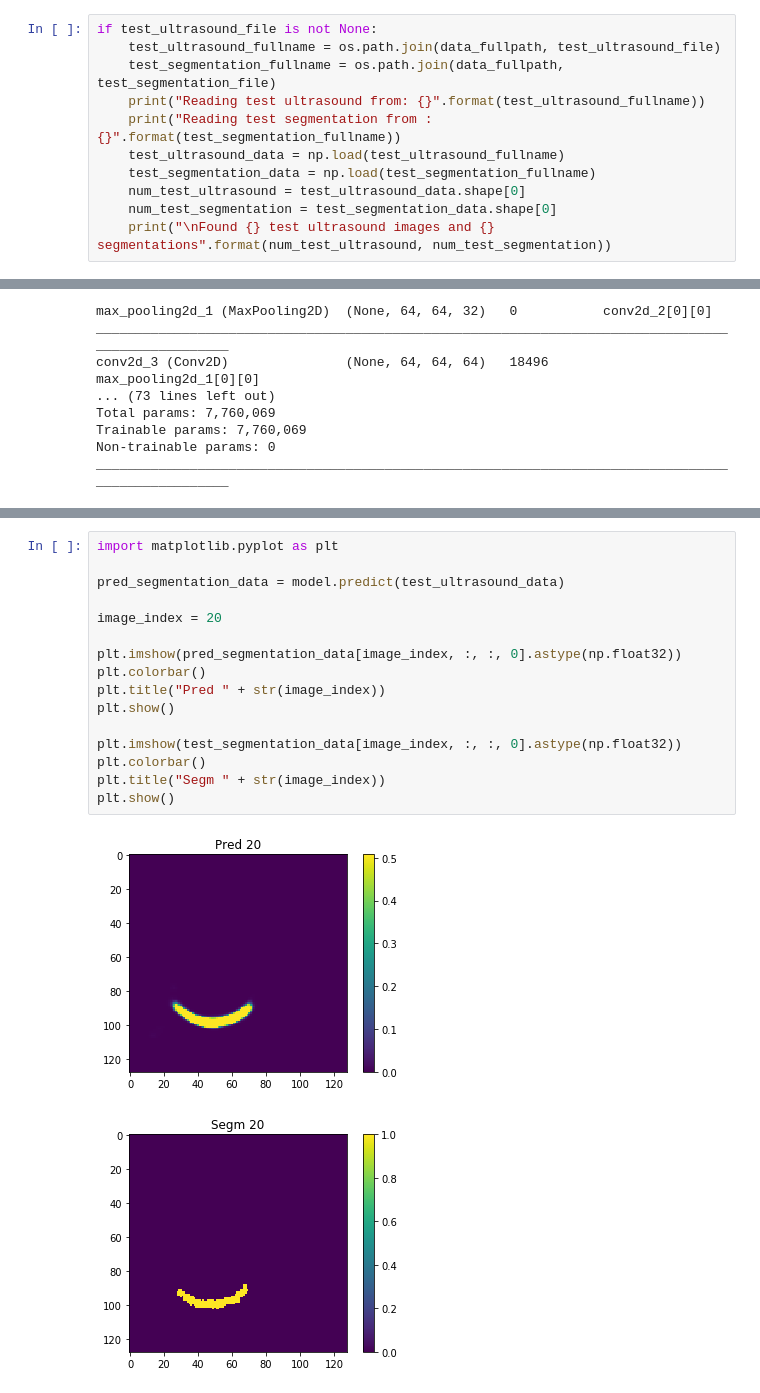
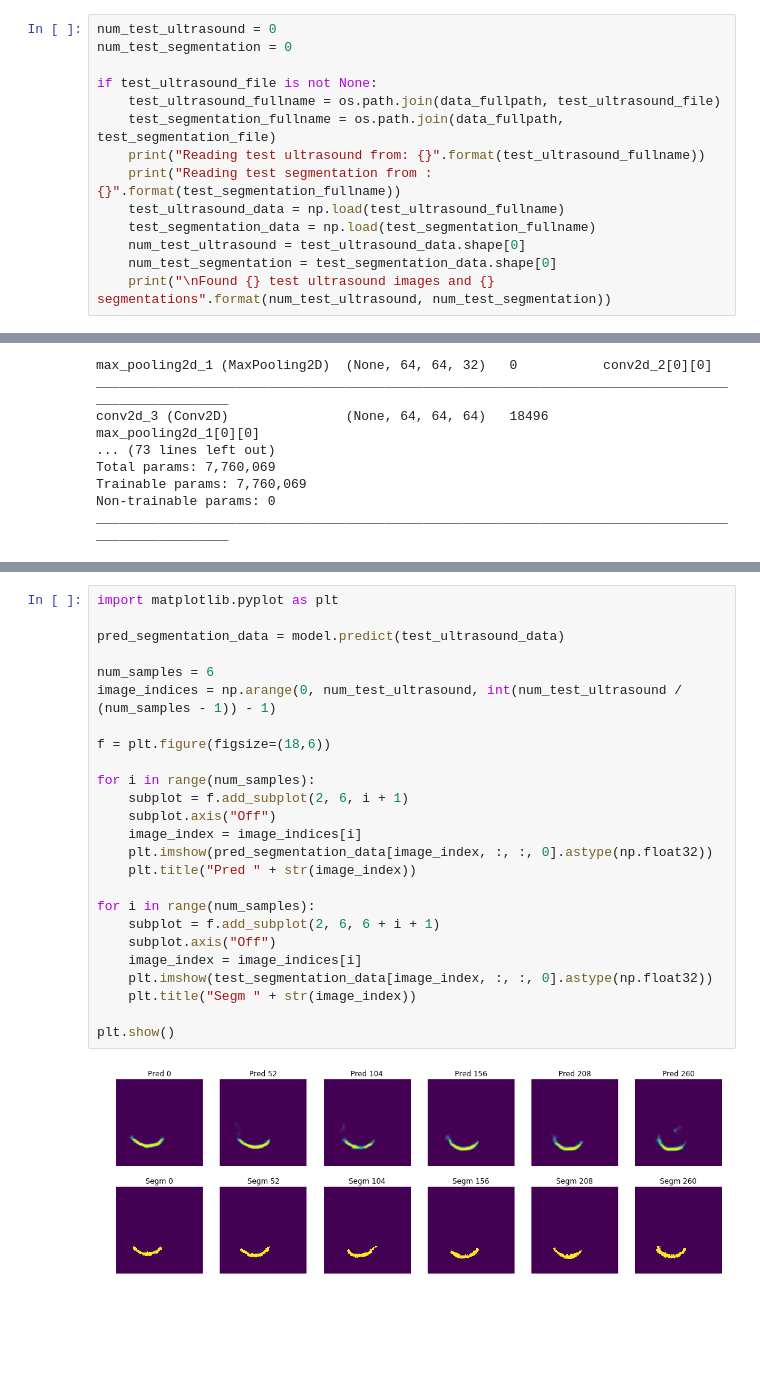
Before and after one commit to SlicerIGT/aigt, a Jupyter notebook: Notebooks/SegmentationTraining.ipynb, the cells around one changed output, grey strips where cells are left out. Cells and saved outputs as stored; diff of their text form; blank space fills up the shorter version.

Commit message:
Displaying more sample test images after training and testing.

```diff
--- a/Notebooks/SegmentationTraining.ipynb
+++ b/Notebooks/SegmentationTraining.ipynb
@@ -42,6 +42,9 @@ Reading segmentations from:      j:\Temp\radius1a\segmentation.npy
 
 Found 2408 ultrasound images and 2408 segmentations
 # %%
+num_test_ultrasound = 0
+num_test_segmentation = 0
+
 if test_ultrasound_file is not None:
     test_ultrasound_fullname = os.path.join(data_fullpath, test_ultrasound_file)
     test_segmentation_fullname = os.path.join(data_fullpath, test_segmentation_file)
@@ -154,19 +157,27 @@ Epoch 5/5
 # %%
 import matplotlib.pyplot as plt
 
 pred_segmentation_data = model.predict(test_ultrasound_data)
 
-image_index = 20
+num_samples = 6
+image_indices = np.arange(0, num_test_ultrasound, int(num_test_ultrasound / (num_samples - 1)) - 1)
 
-plt.imshow(pred_segmentation_data[image_index, :, :, 0].astype(np.float32))
-plt.colorbar()
-plt.title("Pred " + str(image_index))
+f = plt.figure(figsize=(18,6))
+
+for i in range(num_samples):
+    subplot = f.add_subplot(2, 6, i + 1)
+    subplot.axis("Off")
+    image_index = image_indices[i]
+    plt.imshow(pred_segmentation_data[image_index, :, :, 0].astype(np.float32))
+    plt.title("Pred " + str(image_index))
+
+for i in range(num_samples):
+    subplot = f.add_subplot(2, 6, 6 + i + 1)
+    subplot.axis("Off")
+    image_index = image_indices[i]
+    plt.imshow(test_segmentation_data[image_index, :, :, 0].astype(np.float32))
+    plt.title("Segm " + str(image_index))
+
 plt.show()
-
-plt.imshow(test_segmentation_data[image_index, :, :, 0].astype(np.float32))
-plt.colorbar()
-plt.title("Segm " + str(image_index))
-plt.show()
 # %% [output]
-[figure, old version]
+[figure, new version]
-[figure, removed]
```
Also changed, not shown: parts of 3 cells of this notebook.
